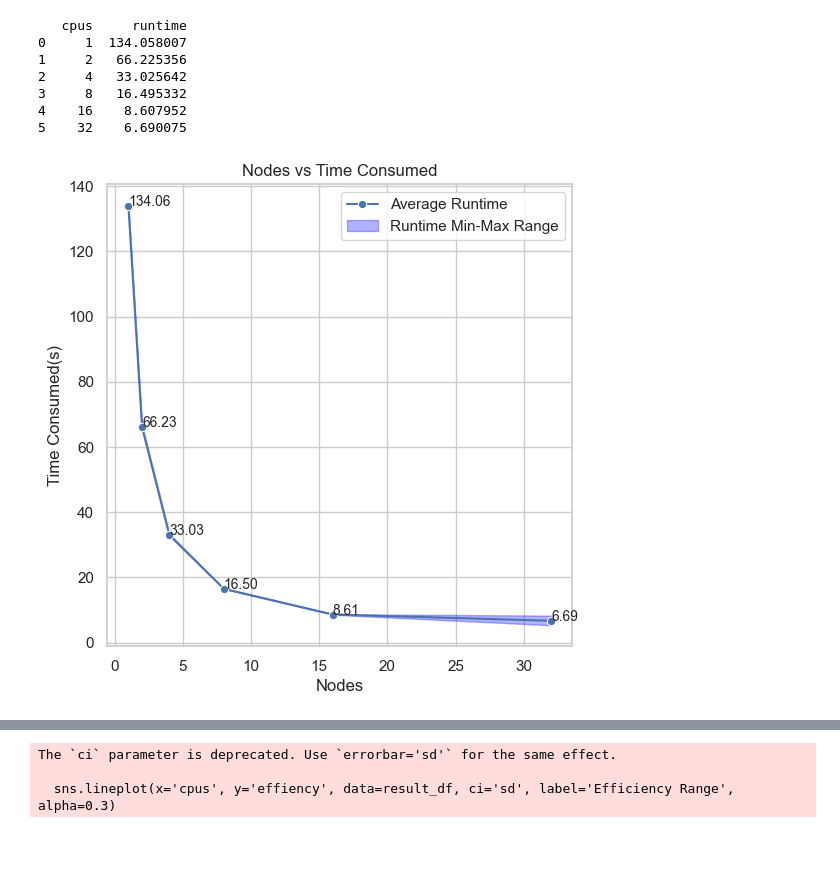
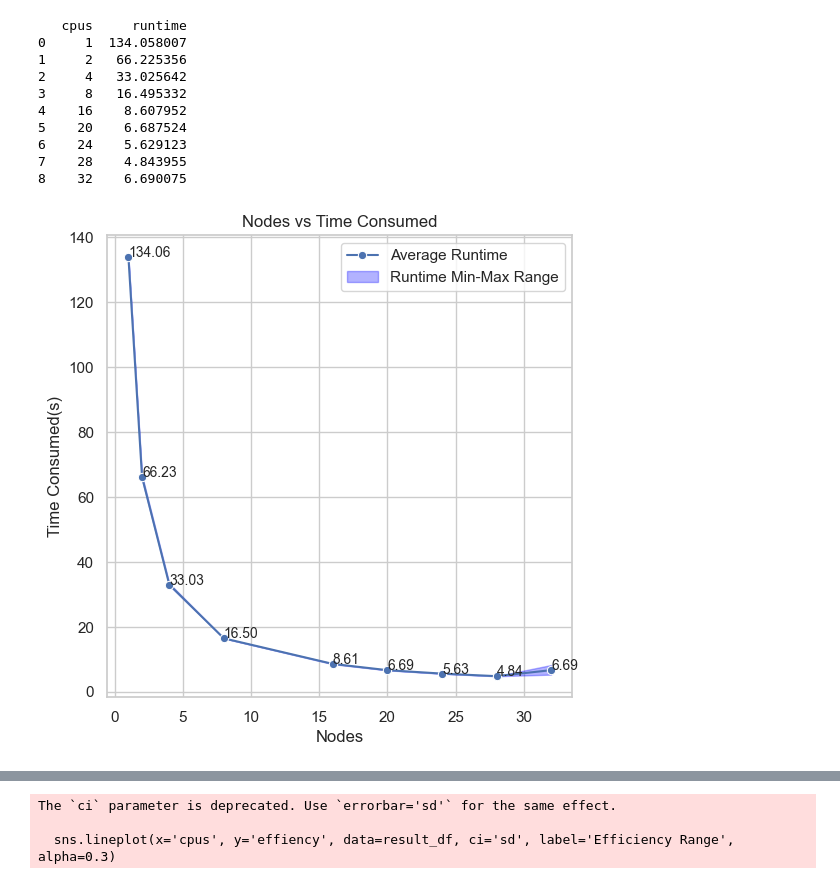
Before and after one commit to dondavan/HPC, a Jupyter notebook: ass3/Parallel_MPI/vis/pi_vis.ipynb, the cells around one changed output, grey strips where cells are left out. Saved outputs shown, nothing was run; the diff lists cells and outputs as text; code cells hidden in the pictures; blank space fills up the shorter version.

```diff
--- a/ass3/Parallel_MPI/vis/pi_vis.ipynb
+++ b/ass3/Parallel_MPI/vis/pi_vis.ipynb
@@ -28,42 +28,45 @@ import seaborn as sns
 import matplotlib.pyplot as plt
 
 #df = pd.DataFrame()
-_, _, data = extract_values_from_file('../result/thread_1_task_1.out',[1,2,4,8,16,32])
+_, _, data = extract_values_from_file('../result/thread_1_task_1.out',[1,2,4,8,16,20,24,28,32])
 df = pd.DataFrame(data)
 #print(df)
 
 start_with = 0 # make it 1 to ignore the first row, to show a more obvious min-max range
 df_avg = df.groupby('cpus').mean().reset_index().iloc[start_with:]
 df_min = df.groupby('cpus').min().reset_index().iloc[start_with:]
 df_max = df.groupby('cpus').max().reset_index().iloc[start_with:]
 print(df_avg)
 
 sns.set(style="whitegrid")
 
 plt.figure(figsize=(6, 6))
 sns.lineplot(x='cpus', y='runtime', data=df_avg, label='Average Runtime', marker='o')
 for i in range(len(df_avg['runtime'])):
         plt.gca().text(df_avg['cpus'][i], df_avg['runtime'][i], str("{:.2f}".format(df_avg['runtime'][i])),fontsize = 10)
 plt.fill_between(df_avg['cpus'], df_min['runtime'], df_max['runtime'], color='blue', alpha=0.3, label='Runtime Min-Max Range')
 
 
 plt.xlabel('Nodes')
 plt.ylabel('Time Consumed(s)')
 plt.title('Nodes vs Time Consumed')
 plt.legend()
 plt.grid(True)
 
 plt.savefig("runtime.svg")
 plt.show()
 # %% [output]
    cpus     runtime
 0     1  134.058007
 1     2   66.225356
 2     4   33.025642
 3     8   16.495332
 4    16    8.607952
-5    32    6.690075
+5    20    6.687524
+6    24    5.629123
+7    28    4.843955
+8    32    6.690075
-[figure, old version]
+[figure, new version]
 # %%
 import pandas as pd
 
```
Also changed, not shown: parts of 1 cell of this notebook, 4 other files.
